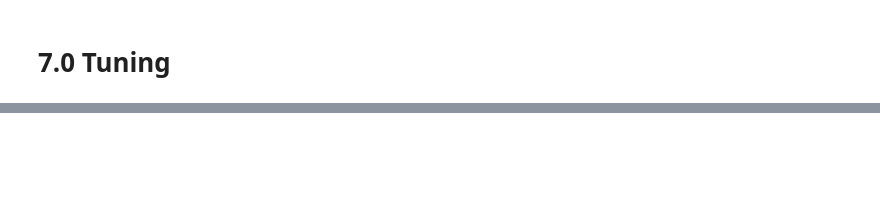
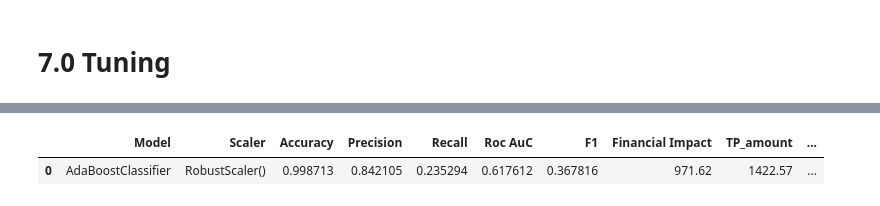
Before and after one commit to YuriCatramby/ds-clf-fraud-detection, a Jupyter notebook: ds_clf_fraud_detection.ipynb, the cells around one changed output, grey strips where cells are left out. Cells and saved outputs as stored; diff of their text form; code cells hidden in the pictures; blank space fills up the shorter version.

```diff
--- a/ds_clf_fraud_detection.ipynb
+++ b/ds_clf_fraud_detection.ipynb
@@ -551,0 +566,79 @@ scores
+# %%
+model_gb_tuning = GradientBoostingClassifier(
+    random_state = seed,
+    max_depth = 5,
+    max_features = 'sqrt',
+    n_estimators = 300
+)
+
+metric_df = pd.DataFrame()
+
+pipe = Pipeline(
+    [('scaler', rob_scaler),
+     ('model', model_gb_tuning)]
+)
+pipe.fit(X_train_bal, y_train_bal)
+X_test_transformed = pipe.named_steps['scaler'].transform(X_test)
+
+y_proba = pipe.predict_proba(X_test_transformed)[:, 1]
+# y_pred = (y_proba >= 0.5).astype(int)
+y_pred = pipe.predict(X_test_transformed)
+
+accuracy = accuracy_score(y_test, y_pred)
+recall = recall_score(y_test, y_pred)
+precision = precision_score(y_test, y_pred)
+f1Score = f1_score(y_test, y_pred)
+rocAuc = roc_auc_score(y_test, y_pred)
+
+precision2, recall2, threshold = precision_recall_curve(y_test, y_pred)
+precision2 = precision2[::-1]
+recall2 = recall2[::-1]
+pr_roc = roc_auc_score(y_test, y_proba)
+
+# Financial Impact
+df_test_temp = pd.DataFrame()
+df_test_temp = pd.concat([X_test, y_test], axis = 1)
+df_test_temp['pred'] = y_pred
+df_test_temp['TP'] = df_test_temp.apply(lambda x: 1 if x['Class'] == 1 and x['pred'] == 1 else 0, axis = 1)
+df_test_temp['FP'] = df_test_temp.apply(lambda x: 1 if x['Class'] == 0 and x['pred'] == 1 else 0, axis = 1)
+df_test_temp['TN'] = df_test_temp.apply(lambda x: 1 if x['Class'] == 0 and x['pred'] == 0 else 0, axis = 1)
+df_test_temp['FN'] = df_test_temp.apply(lambda x: 1 if x['Class'] == 1 and x['pred'] == 0 else 0, axis = 1)
+df_test_temp['TP_amount'] = df_test_temp['TP'] * df_test_temp['Amount']
+df_test_temp['FP_amount'] = df_test_temp['FP'] * df_test_temp['Amount']
+df_test_temp['FN_amount'] = df_test_temp['FN'] * df_test_temp['Amount']
+TP_amount = df_test_temp['TP_amount'].sum()
+FP_amount = -df_test_temp['FP_amount'].sum()
+FN_amount = -df_test_temp['FN_amount'].sum()
+TP = df_test_temp['TP'].sum()
+FP = df_test_temp['FP'].sum()
+TN = df_test_temp['TN'].sum()
+FN = df_test_temp['FN'].sum()
+
+metric = {
+    'Model': list_models_names[i],
+    'Scaler': list_scaler[j],
+    'Accuracy': accuracy,
+    'Recall': recall,
+    'Precision': precision,
+    'Roc AuC': rocAuc,
+    'Precision Recall AuC': pr_roc,
+    'F1': f1Score,
+    'Financial Impact': TP_amount + FP_amount,
+    'TP_amount': TP_amount,
+    'FP_amount': FP_amount,
+    'FN_amount': FN_amount,
+    'TP': TP,
+    'FP': FP,
+    'TN': TN,
+    'FN': FN
+}
+
+metric_df = metric_df.append(metric, ignore_index = True)
+
+columns = ['Model', 'Scaler', 'Accuracy', 'Precision', 'Recall', 'Roc AuC', 'F1', 'Financial Impact', 'TP_amount', 'FP_amount', 'FN_amount', 'TP', 'FP', 'TN', 'FN']
+metric_df = metric_df[columns]
+
+metric_df.sort_values('Financial Impact', ascending = False)
+# %% [output]
+|  | Model | Scaler | Accuracy | Precision | Recall | Roc AuC | F1 | Financial Impact | TP_amount | ... |
+| 0 | AdaBoostClassifier | RobustScaler() | 0.998713 | 0.842105 | 0.235294 | 0.617612 | 0.367816 | 971.62 | 1422.57 | ... |
```
Also changed, not shown: parts of 5 cells of this notebook.
